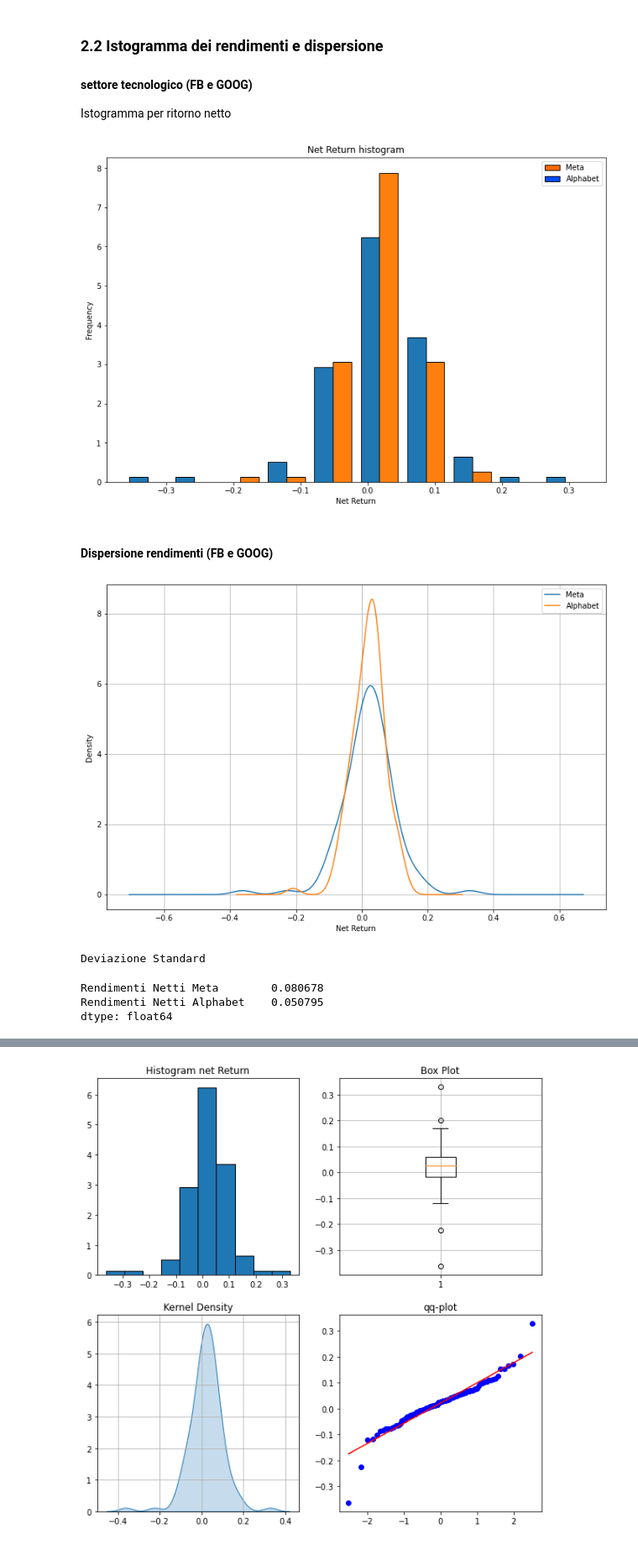
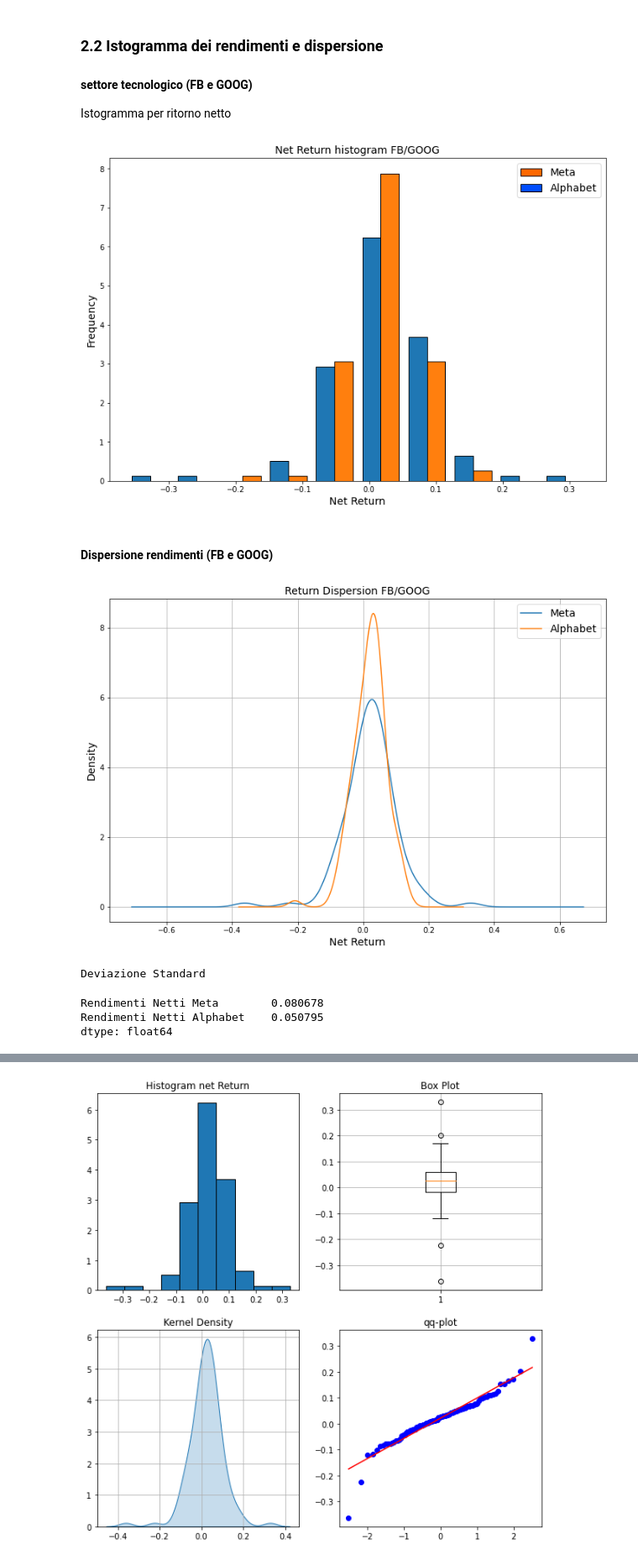
Before and after one commit to tommcamm/BISF-Project, a Jupyter notebook: python/Notebook del progetto.ipynb, the cells around one changed output, grey strips where cells are left out. Shown at 84% size. Saved outputs shown, nothing was run; the diff lists cells and outputs as text; code cells hidden in the pictures.

```diff
--- a/python/Notebook del progetto.ipynb
+++ b/python/Notebook del progetto.ipynb
@@ -504,33 +504,36 @@ cmap = plt.get_cmap('jet')
 
 plt.figure(figsize=(12,8)) # hist non ha come argomento la grandezza della figura, workaround
 plt.hist(rendimenti_tecno[["Rendimenti Netti Meta", "Rendimenti Netti Alphabet"]], density=True, edgecolor='black')
-plt.title("Net Return histogram")
+plt.title("Net Return histogram FB/GOOG", fontsize=14)
 t_labels=["Meta", "Alphabet"] # Nomi degli stock nella legenda
 t_handles=[Rectangle((0,0),1,1,color=cmap(0.8),ec="k"), Rectangle((0,0),1,1,color=cmap(0.2),ec="k")]
-plt.legend(t_handles, t_labels, loc='upper right') # Creazione legenda con posizione alto a dx
-plt.xlabel("Net Return")
-plt.ylabel("Frequency")
+plt.legend(t_handles, t_labels, loc='upper right', fontsize=14) # Creazione legenda con posizione alto a dx
+plt.xlabel("Net Return", fontsize=14)
+plt.ylabel("Frequency", fontsize=14)
 
 
 plt.show()
 # %% [output]
-[figure, old version]
+[figure, new version]
 # %% [markdown]
 #### Dispersione rendimenti (FB e GOOG)
 # %%
 # Plot della dispersione dei rendimenti
 rendimenti_tecno["Rendimenti Netti Meta"].plot.density(label="Meta", grid=True, figsize=(12,8),)
 rendimenti_tecno["Rendimenti Netti Alphabet"].plot.density(label="Alphabet", grid=True, figsize=(12,8),)
-plt.legend(loc="upper right")
-plt.xlabel("Net Return")
+plt.legend(loc="upper right", fontsize=14)
+plt.xlabel("Net Return", fontsize=14)
+plt.ylabel("Density", fontsize=14)
+plt.title("Return Dispersion FB/GOOG", fontsize=14)
+
 
 plt.show()
 
 # Stampiamo la deviazione standard per entrambi i titoli
 print("Deviazione Standard")
 rendimenti_tecno[["Rendimenti Netti Meta", "Rendimenti Netti Alphabet"]].std()
 # %% [output]
-[figure, old version]
+[figure, new version]
 Deviazione Standard
 Rendimenti Netti Meta        0.080678
 Rendimenti Netti Alphabet    0.050795
```
Also changed, not shown: parts of 24 cells of this notebook, 4 other files.
